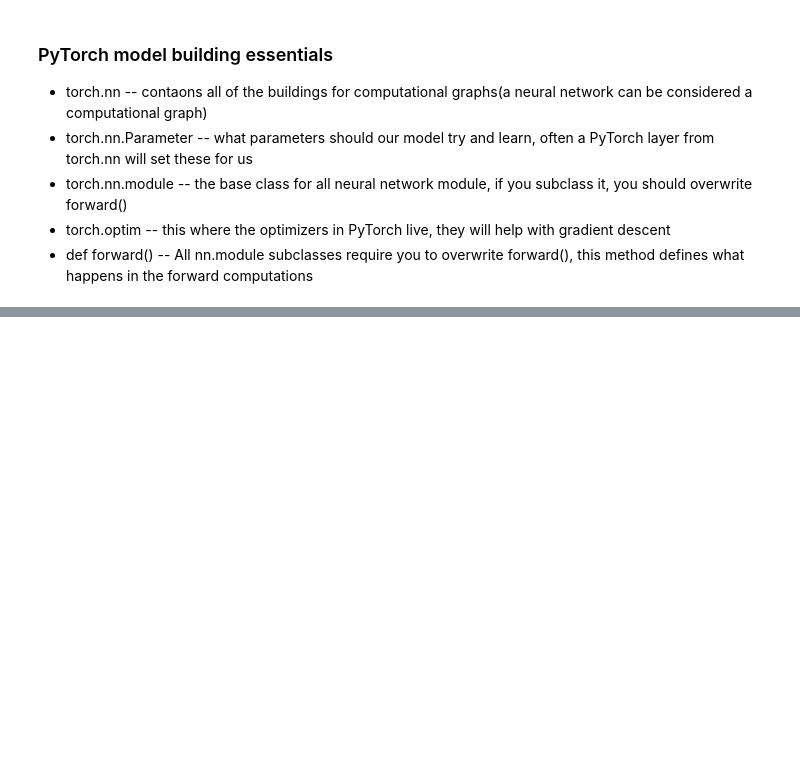
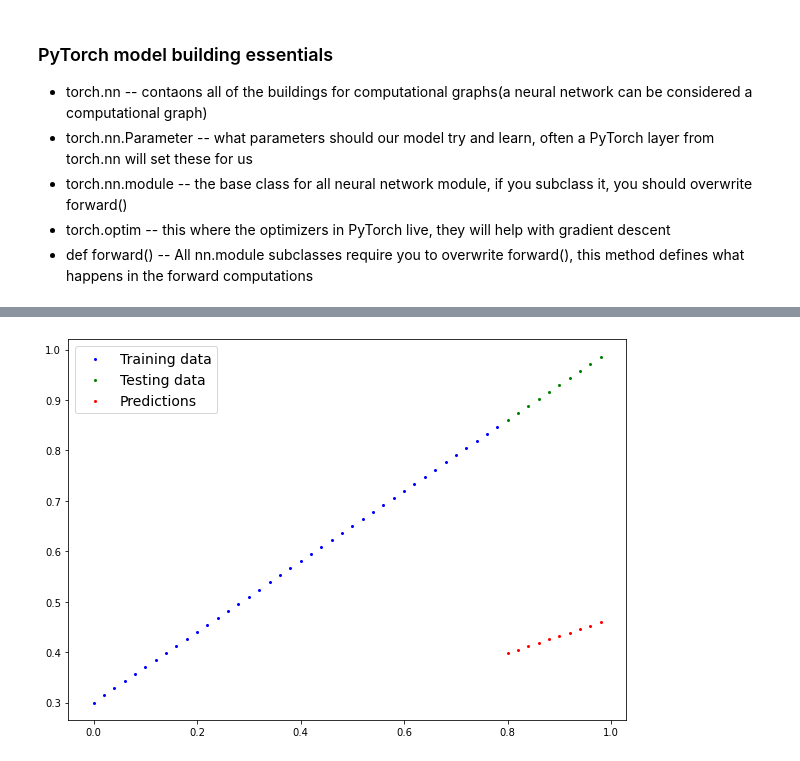
Before and after one commit to Prashant-Bhar8waj/Learning_Pytorch-, a Jupyter notebook: PYT-2.ipynb, the cells around one changed output, grey strips where cells are left out. Saved outputs shown, nothing was run; the diff lists cells and outputs as text; code cells hidden in the pictures; blank space fills up the shorter version.

```diff
--- a/PYT-2.ipynb
+++ b/PYT-2.ipynb
@@ -169,0 +179,10 @@ def __init__(self):
+# %%
+# Create a random seed
+
+torch.manual_seed(42)
+
+# Create an Instance of the model (this is a subclass of nn.Module)
+model_0 = LinearRegressionModel()
+
+# Check out the Prarmeters
+list(model_0.parameters())
@@ -169,0 +232,3 @@ def __init__(self):
+# %%
+y_preds  = model_0(Y_test)
+y_preds
@@ -169,0 +246,12 @@ def __init__(self):
+# %%
+# Make predictions with model
+with torch.inference_mode():   # while doing prediction inference mode turns off the gradient tracking, because when we are doing inference
+    y_preds = model_0(X_test)  # we are not doing traning, we don't need to track of to update our model
+
+y_preds
+
+# You can aslo do the similar thing with torch.no_grad(), however, torhc.inference_mode() is preferred
+# with torch.no_grad():
+#     y_preds = model_0(X_test)
+
+# y_preds
@@ -169,0 +269,4 @@ def __init__(self):
+# %%
+plot_prediction(predictions=y_preds)
+# %% [output]
+[figure, added]
```
Also changed, not shown: parts of 30 cells of this notebook, 2 other files.
